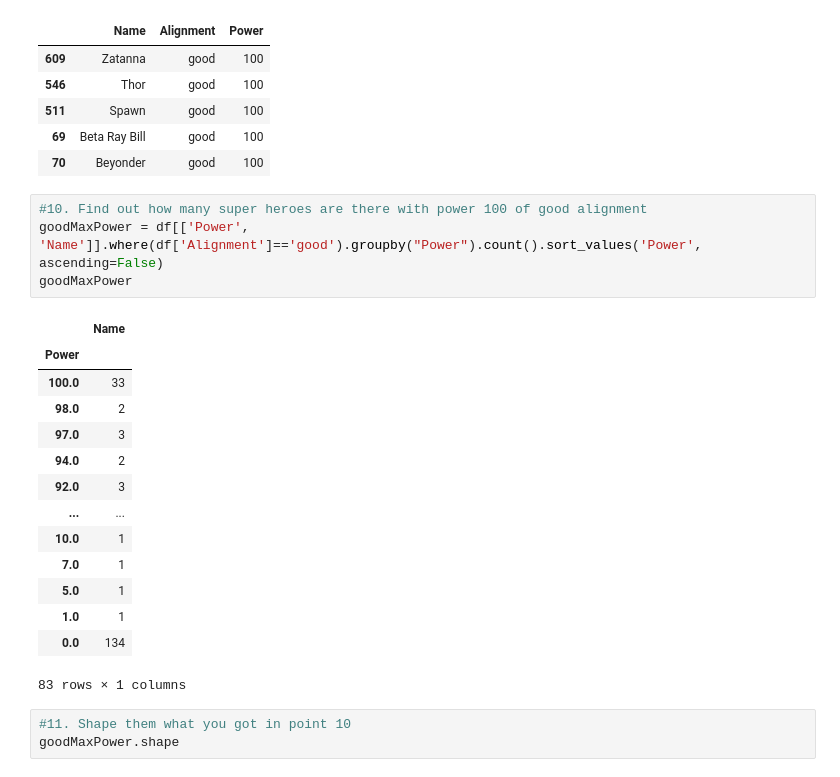
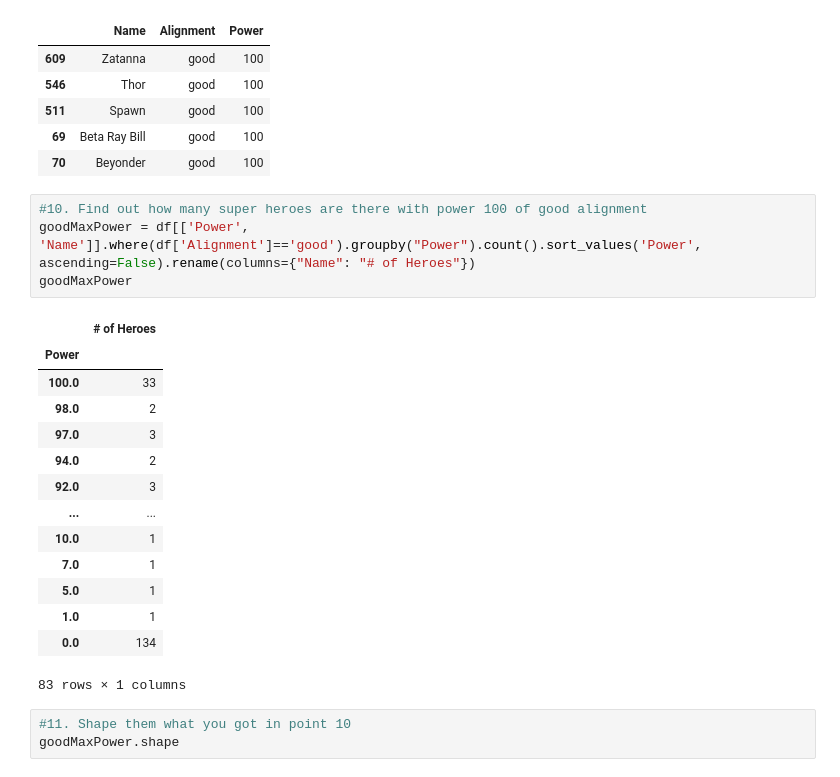
Before and after one commit to Jrowez/JUMPlus-dataProject2, a Jupyter notebook: dataProject2.ipynb, the cells around one changed output. Saved outputs shown, nothing was run; the diff lists cells and outputs as text.

```diff
--- a/dataProject2.ipynb
+++ b/dataProject2.ipynb
@@ -152,10 +152,10 @@ goodPower.head(5)
 | 70 | Beyonder | good | 100 |
 # %%
 #10. Find out how many super heroes are there with power 100 of good alignment
-goodMaxPower = df[['Power', 'Name']].where(df['Alignment']=='good').groupby("Power").count().sort_values('Power', ascending=False)
+goodMaxPower = df[['Power', 'Name']].where(df['Alignment']=='good').groupby("Power").count().sort_values('Power', ascending=False).rename(columns={"Name": "# of Heroes"})
 goodMaxPower
 # %% [output]
-|  | Name |
+|  | # of Heroes |
 | Power |  |
 | 100.0 | 33 |
 | 98.0 | 2 |
```
Also changed, not shown: parts of 1 cell of this notebook.
